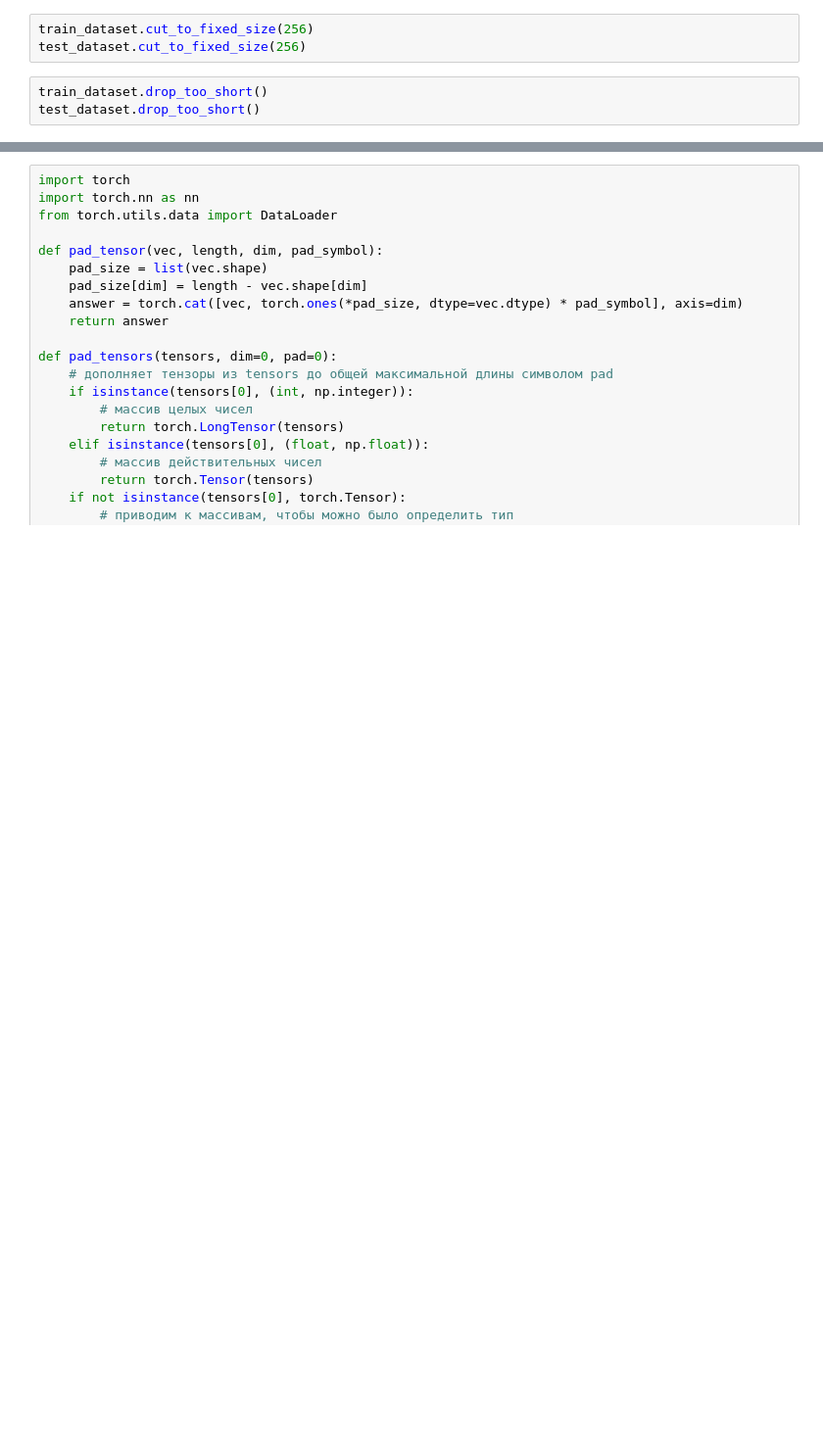
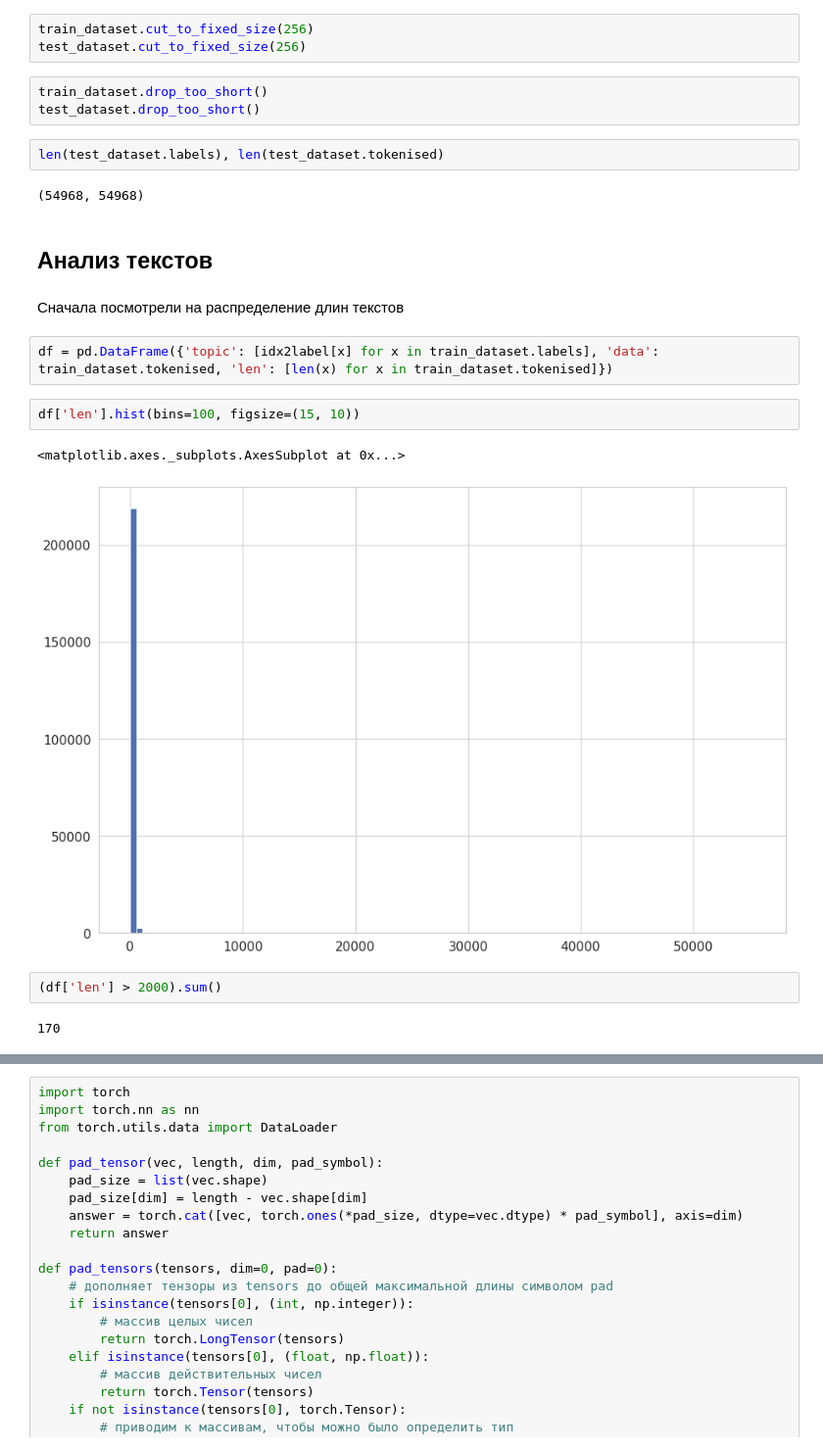
Before and after one commit to PasechnikDarya/RAAI-NLP-Project, a Jupyter notebook: topic_classifier.ipynb, the cells around one changed output, grey strips where cells are left out. Shown at 98% size. Drawn from its saved outputs; the diff is of its cells as text; blank space fills up the shorter version.

```diff
--- a/topic_classifier.ipynb
+++ b/topic_classifier.ipynb
@@ -218,3 +243,22 @@ test_dataset.cut_to_fixed_size(256)
 # %%
 train_dataset.drop_too_short()
 test_dataset.drop_too_short()
+# %%
+len(test_dataset.labels), len(test_dataset.tokenised)
+# %% [output]
+(54968, 54968)
+# %% [markdown]
+## Анализ текстов
+# %% [markdown]
+Сначала посмотрели на распределение длин текстов
+# %%
+df = pd.DataFrame({'topic': [idx2label[x] for x in train_dataset.labels], 'data': train_dataset.tokenised, 'len': [len(x) for x in train_dataset.tokenised]})
+# %%
+df['len'].hist(bins=100, figsize=(15, 10))
+# %% [output]
+<matplotlib.axes._subplots.AxesSubplot at 0x...>
+[figure, added]
+# %%
+(df['len'] > 2000).sum()
+# %% [output]
+170
```
Also changed, not shown: parts of 44 cells of this notebook.
